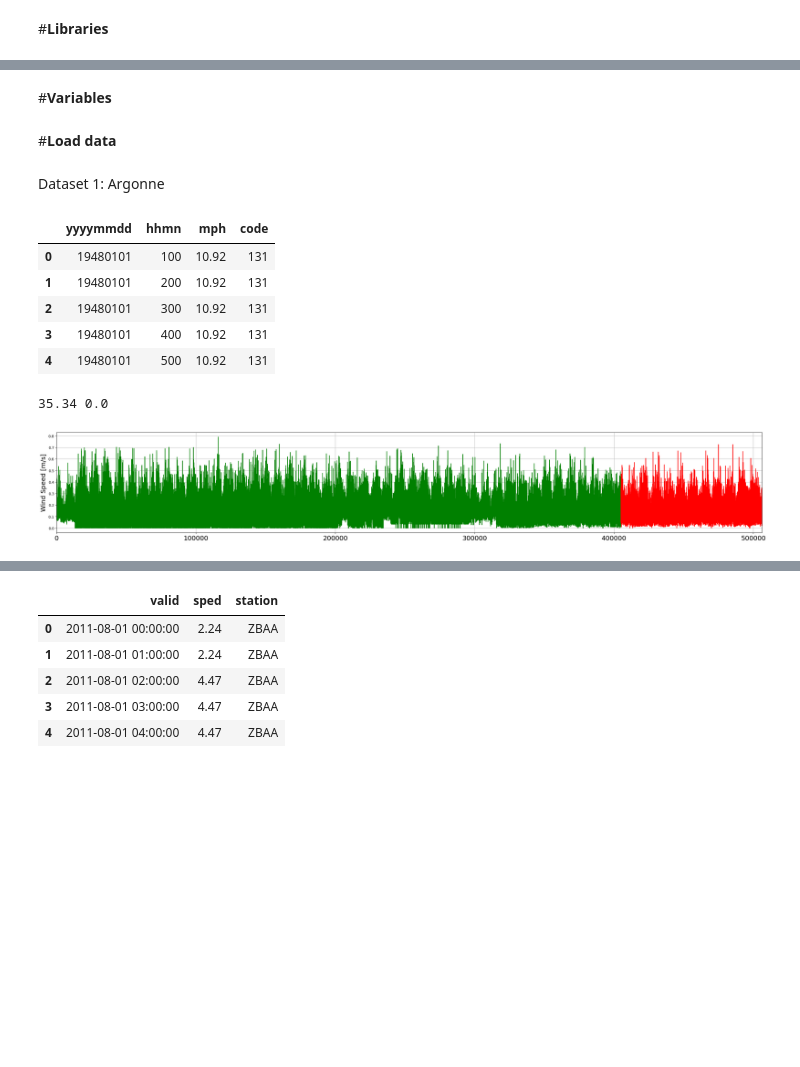
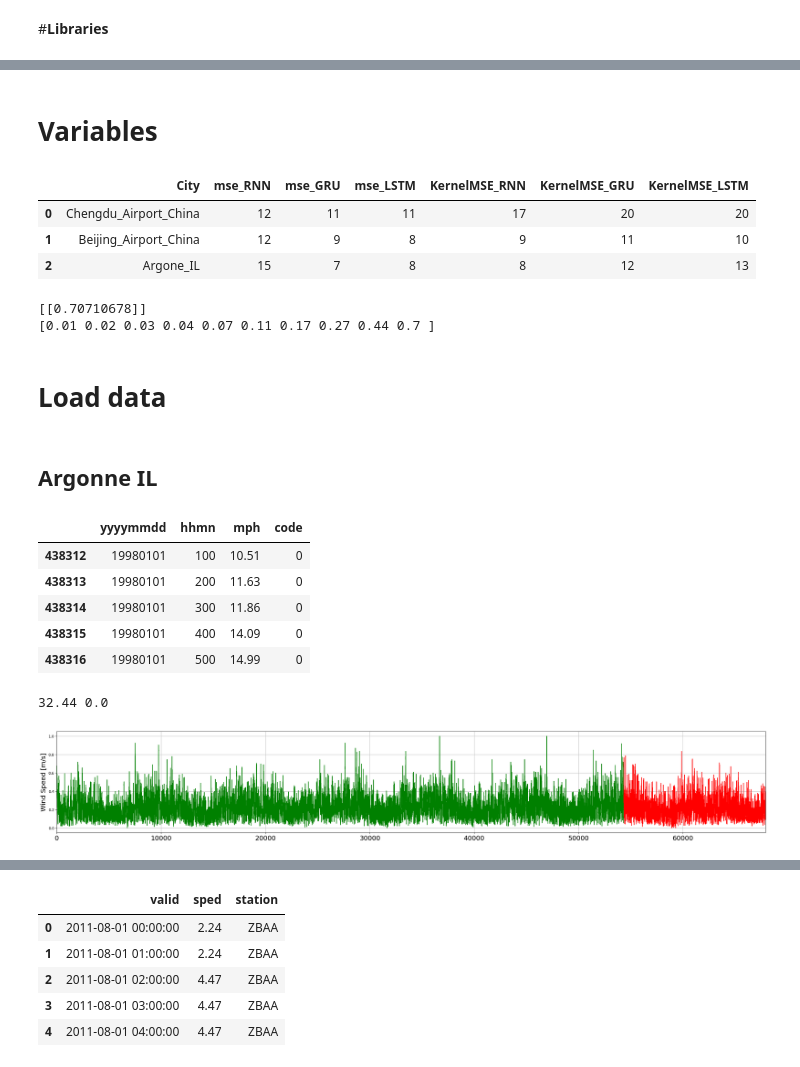
Before and after one commit to ealeongomez/UMAPCDDA, a Jupyter notebook: Experiments/UMAP-CDDA.ipynb, the cells around one changed output, grey strips where cells are left out. Drawn from its saved outputs; the diff is of its cells as text; code cells hidden in the pictures; blank space fills up the shorter version.

```diff
--- a/Experiments/UMAP-CDDA.ipynb
+++ b/Experiments/UMAP-CDDA.ipynb
@@ -121,2 +75,2 @@ from Proofs.organizeData import selectSamples
 # %% [markdown]
-#**Variables**
+# **Variables**
@@ -133,0 +85,14 @@ normalizationValue = 44.71
+# %%
+data = {"City": ["Chengdu_Airport_China", "Beijing_Airport_China", "Argone_IL"],
+        "mse_RNN": [12, 12, 15], "mse_GRU": [11, 9, 7], "mse_LSTM": [11, 8, 8],
+        "KernelMSE_RNN": [17, 9, 8], "KernelMSE_GRU": [20, 11, 12], "KernelMSE_LSTM": [20, 10, 13],
+}
+
+df_windows = pd.DataFrame(data)
+
+display(df_windows)
+# %% [output]
+|  | City | mse_RNN | mse_GRU | mse_LSTM | KernelMSE_RNN | KernelMSE_GRU | KernelMSE_LSTM |
+| 0 | Chengdu_Airport_China | 12 | 11 | 11 | 17 | 20 | 20 |
+| 1 | Beijing_Airport_China | 12 | 9 | 8 | 9 | 11 | 10 |
+| 2 | Argone_IL | 15 | 7 | 8 | 8 | 12 | 13 |
@@ -134,46 +101,58 @@ normalizationValue = 44.71
+# %%
+# Logspace threshold
+# Maximum radius
+print(cdist(np.array([-1,-1]).reshape(1,-1),np.array([1,1]).reshape(1,-1))/4)
+
+th = np.logspace(np.log10(0.01), np.log10(0.7), num=10).round(2)
+print(th.round(2))
+
+thresholds = [0.02, 0.03, 0.04, 0.11, 0.7]
+# %% [output]
+[[0.70710678]]
+[0.01 0.02 0.03 0.04 0.07 0.11 0.17 0.27 0.44 0.7 ]
+# %% [markdown]
+# **Load data**
 # %%
 dataSet = {}
-# %% [markdown]
-#**Load data**
-# %% [markdown]
-Dataset 1: Argonne
+# %% [markdown]
+## Argonne IL
 # %%
 df_1 = pd.read_csv("/content/Data/WindSpeed/Argone_IL.txt", sep="\t",  names=['yyyymmdd','hhmn','mph','code'])
+df_1 = df_1[df_1["yyyymmdd"] >= 19980101]
 
 df_1.head()
 # %% [output]
 |  | yyyymmdd | hhmn | mph | code |
-| 0 | 19480101 | 100 | 10.92 | 131 |
-| 1 | 19480101 | 200 | 10.92 | 131 |
-| 2 | 19480101 | 300 | 10.92 | 131 |
-| 3 | 19480101 | 400 | 10.92 | 131 |
-| 4 | 19480101 | 500 | 10.92 | 131 |
+| 438312 | 19980101 | 100 | 10.51 | 0 |
+| 438313 | 19980101 | 200 | 11.63 | 0 |
+| 438314 | 19980101 | 300 | 11.86 | 0 |
+| 438315 | 19980101 | 400 | 14.09 | 0 |
+| 438316 | 19980101 | 500 | 14.99 | 0 |
 # %%
 df_1["sped"] = pd.to_numeric(df_1["mph"], downcast="float")
 timeSerie_1 = df_1.iloc[:,2].values
 
-valueMax = max(timeSerie_1)
+valueMax_1 = max(timeSerie_1)
 print(max(timeSerie_1), min(timeSerie_1))
-val = valueMax
+val = valueMax_1
 
-timeSerie_1 = (timeSerie_1-min(timeSerie_1))/(normalizationValue-min(timeSerie_1))
+timeSerie_1 = (timeSerie_1-min(timeSerie_1))/(valueMax_1-min(timeSerie_1))
 samples = round(len(timeSerie_1)*0.80)
 
 timeSerie_training_1 = timeSerie_1[0:samples]
 timeSerie_test_1     = timeSerie_1[samples:]
 time_1 = np.arange(0, len(timeSerie_1),1)
 
 # Ploter el conjunto de datos
 plt.figure(figsize=(35,5))
 plt.plot(time_1[0:samples], timeSerie_1[0:samples], 'g', label= 'Training samples')
 plt.plot(time_1[samples:], timeSerie_1[samples:], 'r', label= 'Test')
 plt.xticks(fontsize=18)
 plt.ylabel('Wind Speed [m/s]', fontsize=18)
 plt.xlim(0, timeSerie_1.shape[0])
-#plt.legend(ncol=3, prop={'size': 18})
 plt.grid(True)
 plt.show()
 # %% [output]
-35.34 0.0
+32.44 0.0
-[figure, old version]
+[figure, new version]
 # %%
```
Also changed, not shown: parts of 62 cells of this notebook.
